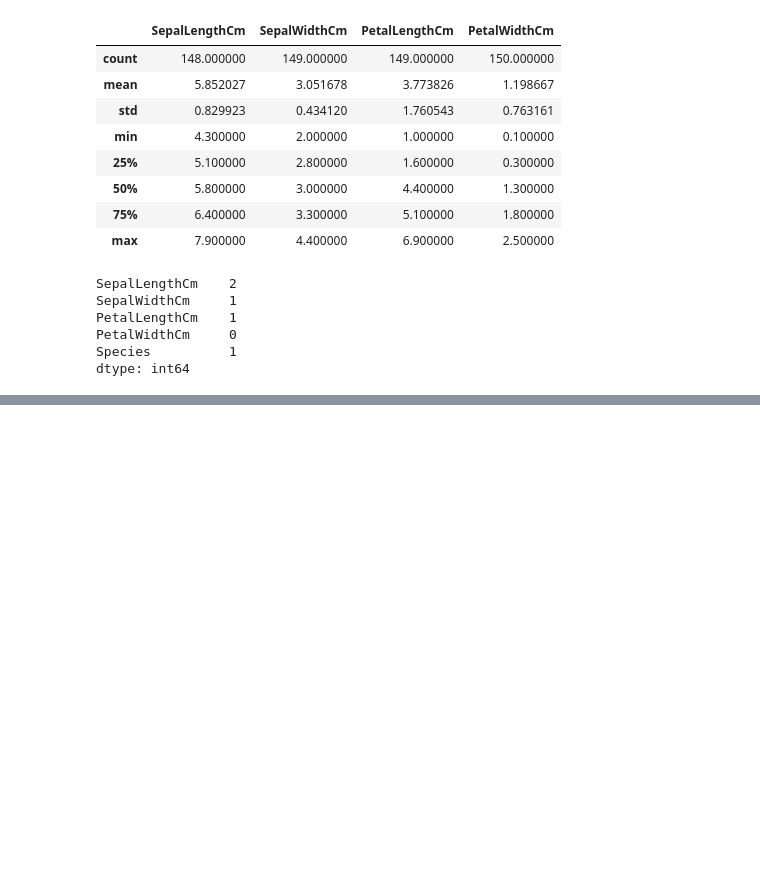
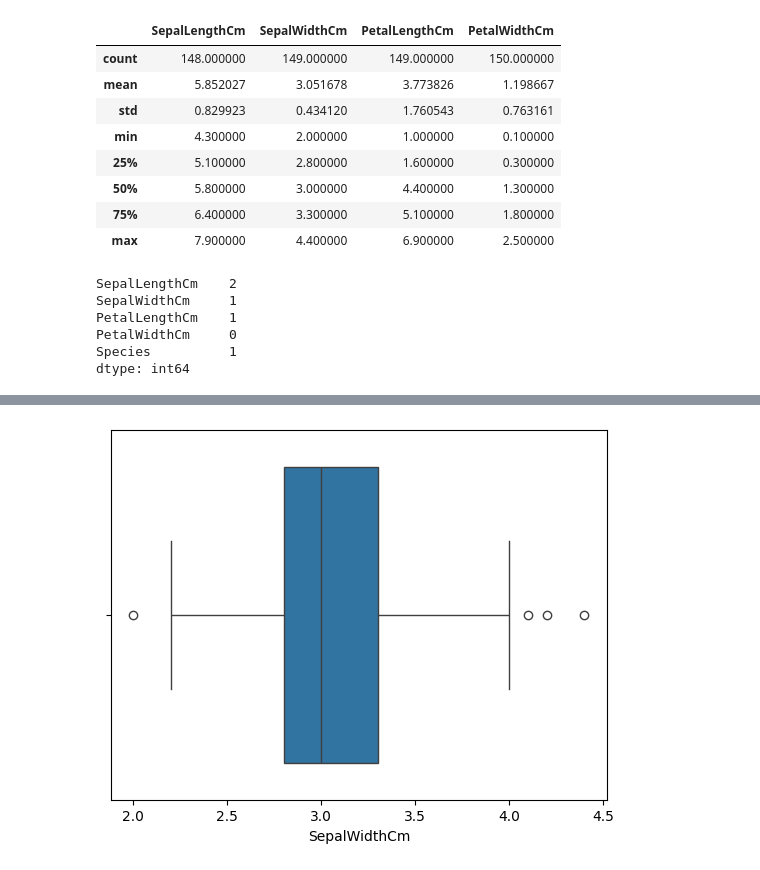
Before and after one commit to Roottoaccess/Semister2_ALL_important_concepts, a Jupyter notebook: AI and ML/data_cleaning.ipynb, the cells around one changed output, grey strips where cells are left out. Cells and saved outputs as stored; diff of their text form; code cells hidden in the pictures; blank space fills up the shorter version.

```diff
--- a/AI and ML/data_cleaning.ipynb
+++ b/AI and ML/data_cleaning.ipynb
@@ -107,0 +416,5 @@ dtype: int64
+# %%
+sns.boxplot(x='SepalWidthCm',data=df)
+plt.show()
+# %% [output]
+[figure, added]
```
Also changed, not shown: parts of 69 cells of this notebook, 12 other files.
